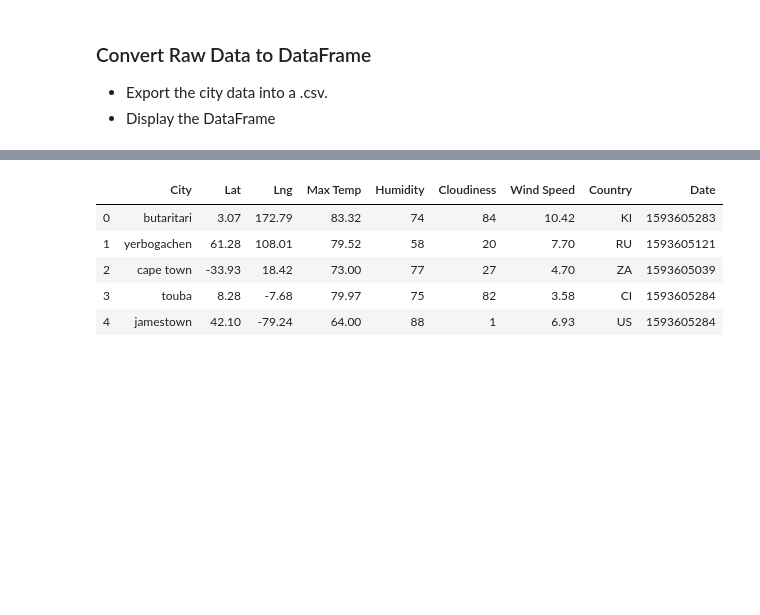
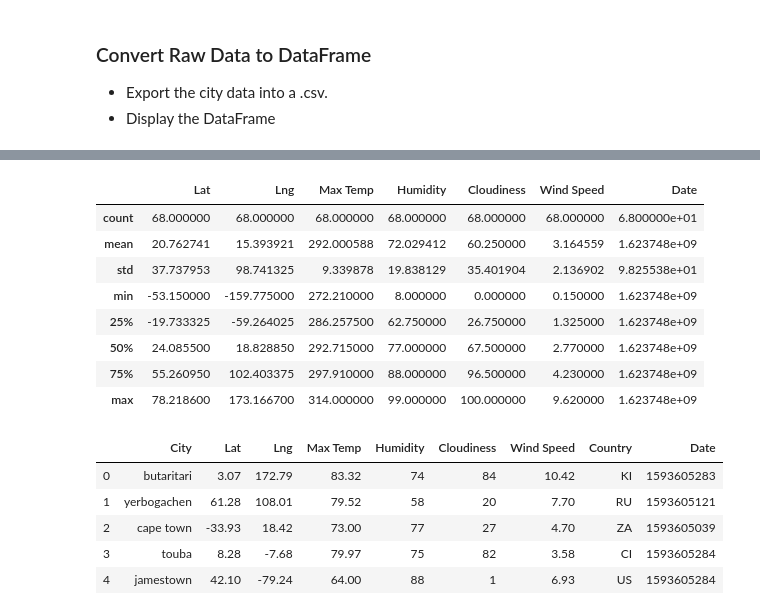
Before and after one commit to cjdance/python-api-challenge, a Jupyter notebook: WeatherPy/WeatherPy-Test.ipynb, the cells around one changed output, grey strips where cells are left out. Saved outputs shown, nothing was run; the diff lists cells and outputs as text; code cells hidden in the pictures; blank space fills up the shorter version.

```diff
--- a/WeatherPy/WeatherPy-Test.ipynb
+++ b/WeatherPy/WeatherPy-Test.ipynb
@@ -135,3 +166,15 @@ city_data = pd.DataFrame({'City': clean_city_list,
+# %%
+city_data.describe()
+# %% [output]
+|  | Lat | Lng | Max Temp | Humidity | Cloudiness | Wind Speed | Date |
+| count | 68.000000 | 68.000000 | 68.000000 | 68.000000 | 68.000000 | 68.000000 | 6.800000e+01 |
+| mean | 20.762741 | 15.393921 | 292.000588 | 72.029412 | 60.250000 | 3.164559 | 1.623748e+09 |
+| std | 37.737953 | 98.741325 | 9.339878 | 19.838129 | 35.401904 | 2.136902 | 9.825538e+01 |
+| min | -53.150000 | -159.775000 | 272.210000 | 8.000000 | 0.000000 | 0.150000 | 1.623748e+09 |
+| 25% | -19.733325 | -59.264025 | 286.257500 | 62.750000 | 26.750000 | 1.325000 | 1.623748e+09 |
+| 50% | 24.085500 | 18.828850 | 292.715000 | 77.000000 | 67.500000 | 2.770000 | 1.623748e+09 |
+| 75% | 55.260950 | 102.403375 | 297.910000 | 88.000000 | 96.500000 | 4.230000 | 1.623748e+09 |
+| max | 78.218600 | 173.166700 | 314.000000 | 99.000000 | 100.000000 | 9.620000 | 1.623748e+09 |
 # %%
 # %% [output]
 |  | City | Lat | Lng | Max Temp | Humidity | Cloudiness | Wind Speed | Country | Date |
```
Also changed, not shown: parts of 4 cells of this notebook.
